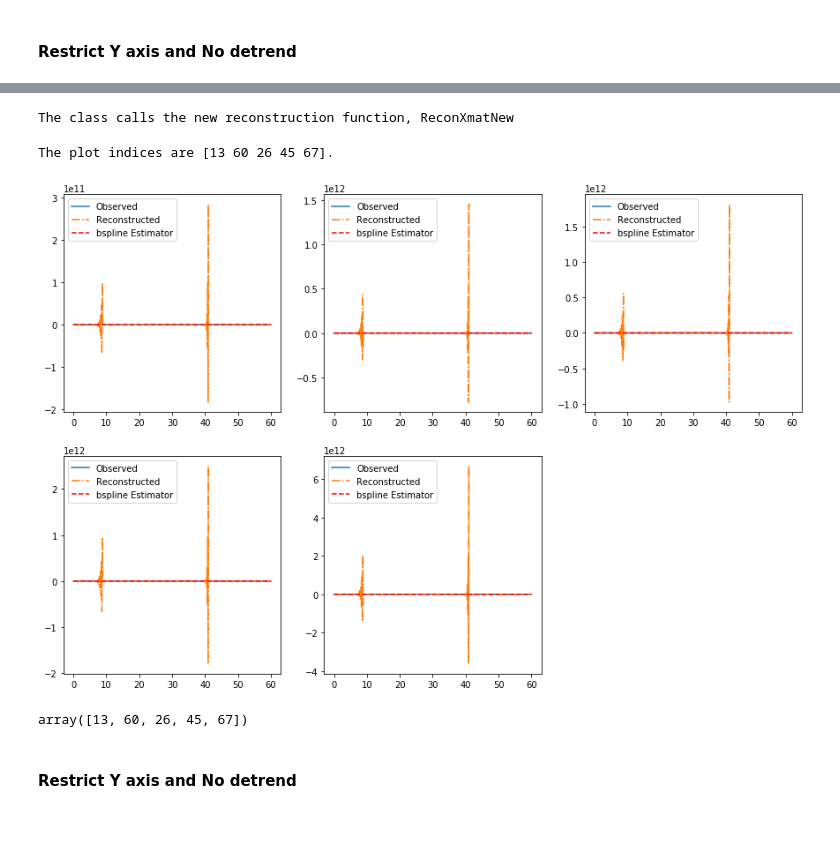
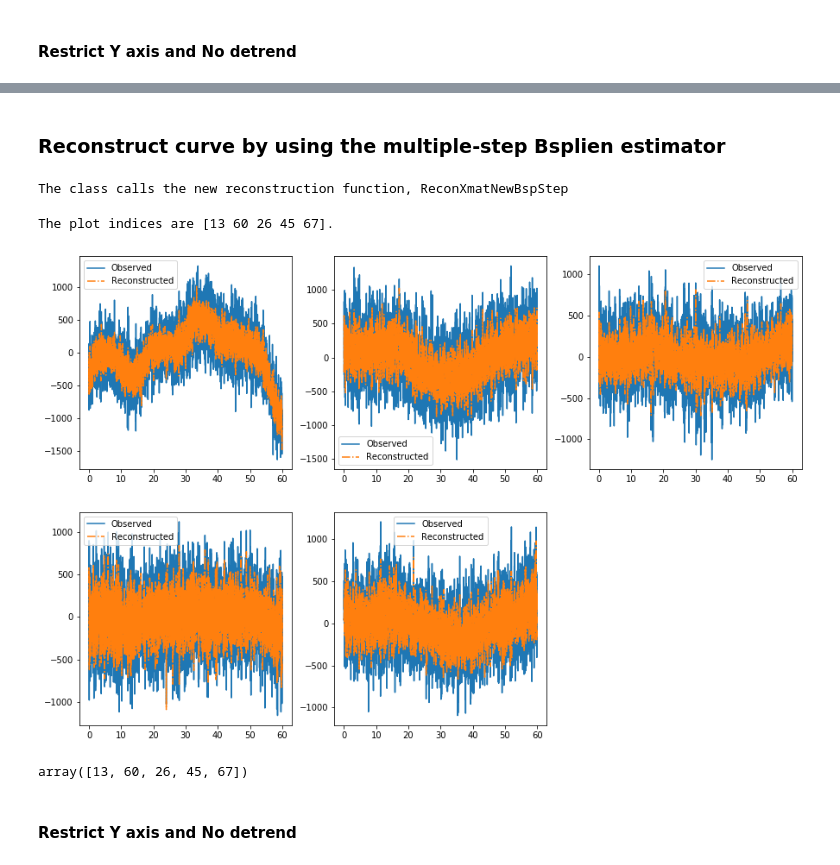
Before and after one commit to JINhuaqing/TVDN-simu, a Jupyter notebook: realdata/MEG1HPFTest.ipynb, the cells around one changed output, grey strips where cells are left out. Drawn from its saved outputs; the diff is of its cells as text; code cells hidden in the pictures; blank space fills up the shorter version.

```diff
--- a/realdata/MEG1HPFTest.ipynb
+++ b/realdata/MEG1HPFTest.ipynb
@@ -561,2 +560,0 @@ print(MEGBspDet)
-# %%
-idxs = MEGBspDet.PlotRecCurve(is_smoothCurve=1, saveFigPath=None)
@@ -590,4 +560,0 @@ array([13, 60, 26, 45, 67])
-# %%
-MEGBspDet.ReconXmat = ReconXmat
-MEGBspDet.RecYmatAll = None
-MEGBspDet.GetRecResCur()
@@ -626,7 +573,7 @@ nXmat = midRes.nXmat
 kpidxs = midRes.kpidxs
 eigVecs = midRes.eigVecs
 MEGBspDet.RecResCur = ReconXmatNewBspStep(MEGBspDet.ecpts, ndXmat, nXmat, kpidxs,
-                                eigVecs, MEGBspDet.Xmat, tStep, r=r, numStep=10, is_full=True)
+                                eigVecs, MEGBspDet.Xmat, tStep, r=r, numStep=1, is_full=True)
 # %% [output]
 The class calls the new reconstruction function, ReconXmatNewBspStep
 # %%
@@ -654,3 +612,5 @@ for i, idx, in enumerate(idxs):
+# %% [markdown]
+### Reconstruct curve  by using the multiple-step Bsplien estimator
 # %%
 MaxM = MEGBspDet.paras.MaxM
 r = MEGBspDet.paras.r
@@ -663,15 +623,15 @@ ndXmat = midRes.ndXmat
 nXmat = midRes.nXmat
 kpidxs = midRes.kpidxs
 eigVecs = midRes.eigVecs
-MEGBspDet.RecResCur = ReconXmatNew(MEGBspDet.ecpts, ndXmat, nXmat, kpidxs,
-                                eigVecs, MEGBspDet.Xmat, tStep, r=r, is_full=True)
+MEGBspDet.RecResCur = ReconXmatNewBspStep(MEGBspDet.ecpts, ndXmat, nXmat, kpidxs,
+                                eigVecs, MEGBspDet.Xmat, tStep, r=r, numStep=1, is_full=True)
 # %% [output]
-The class calls the new reconstruction function, ReconXmatNew
+The class calls the new reconstruction function, ReconXmatNewBspStep
 # %%
-MEGBspDet.PlotRecCurve(idxs=idxs, is_smoothCurve=1, saveFigPath=None)
+MEGBspDet.PlotRecCurve(idxs=idxs, is_smoothCurve=0, saveFigPath=None)
 # %% [output]
 The plot indices are [13 60 26 45 67].
-[figure, old version]
+[figure, new version]
 array([13, 60, 26, 45, 67])
 # %% [markdown]
 #### Restrict Y axis and No detrend
```
Also changed, not shown: parts of 21 cells of this notebook.
